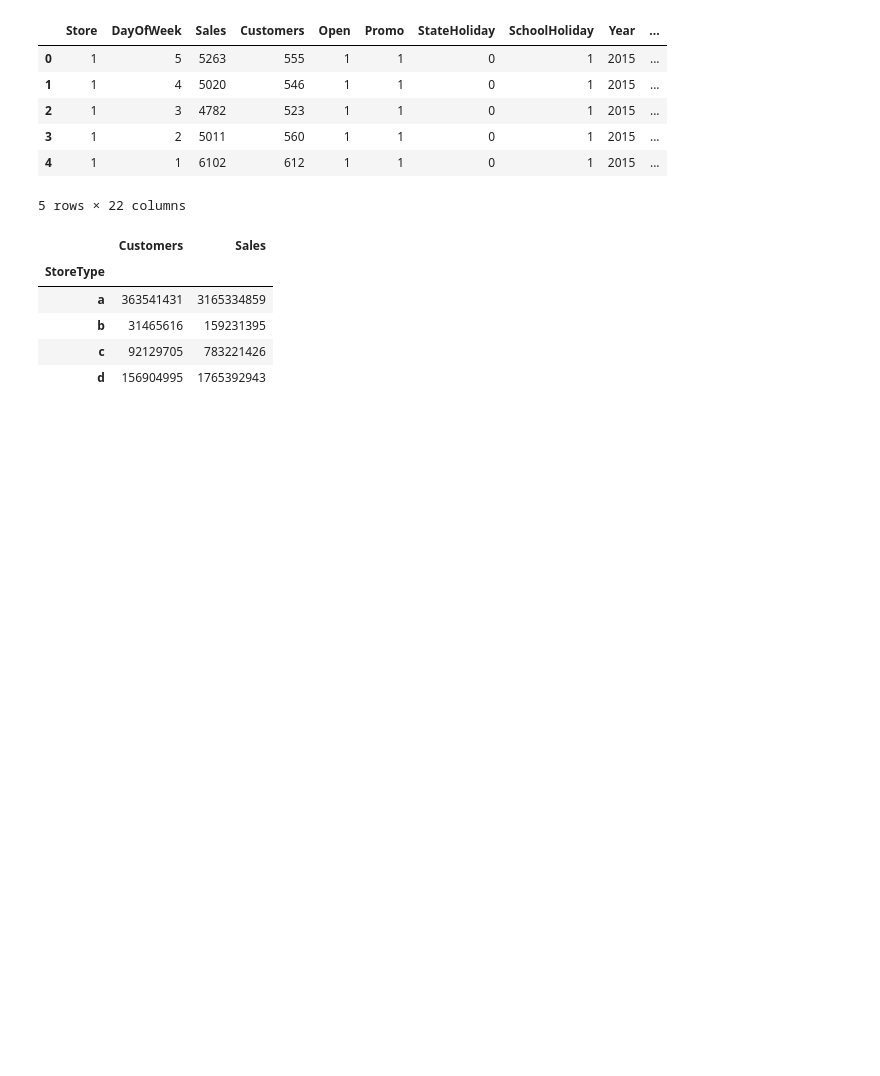
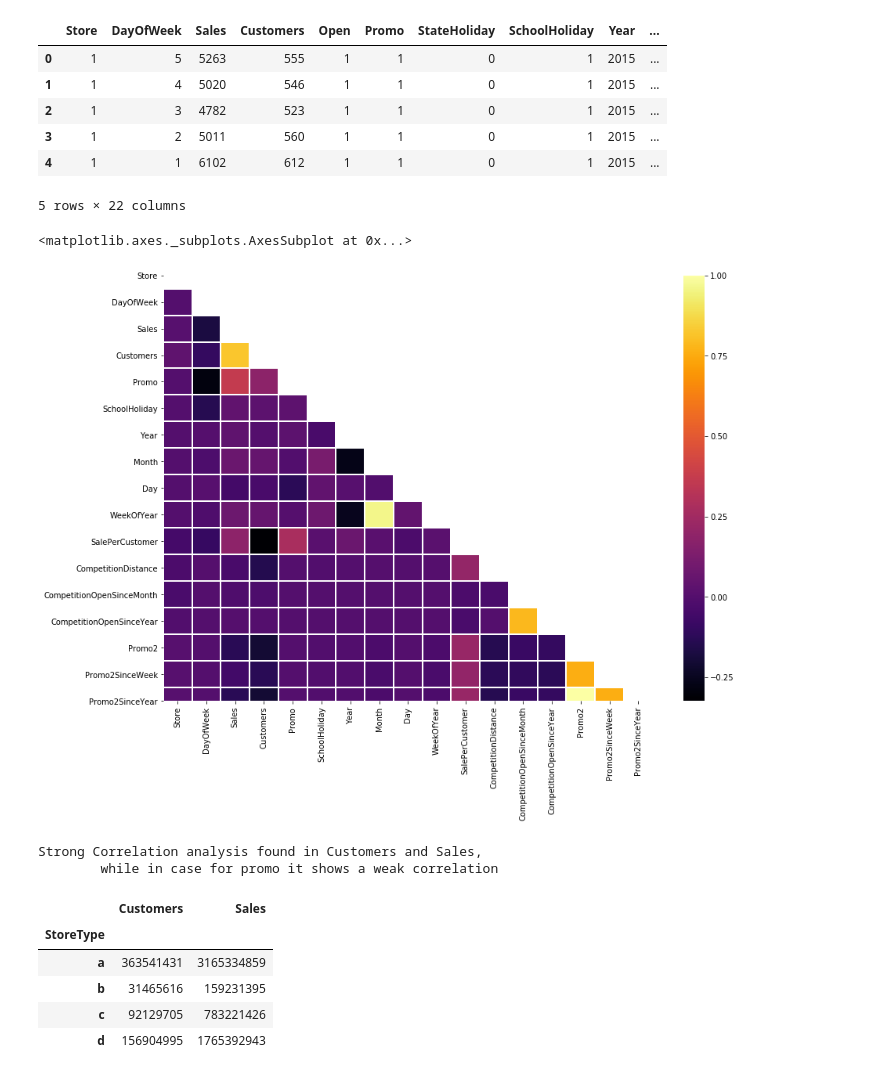
Before and after one commit to AbdurRehman1234/FYPSalesforecasting, a Jupyter notebook: project.ipynb, the cells around one changed output. Cells and saved outputs as stored; diff of their text form; code cells hidden in the pictures; blank space fills up the shorter version.

```diff
--- a/project.ipynb
+++ b/project.ipynb
@@ -143,6 +148,21 @@ After merging, total dataset  (844338, 22)
 | 3 | 1 | 2 | 5011 | 560 | 1 | 1 | 0 | 1 | 2015 | ... |
 | 4 | 1 | 1 | 6102 | 612 | 1 | 1 | 0 | 1 | 2015 | ... |
 5 rows × 22 columns
+# %%
+corr_all = tr_st.drop("Open", axis=1).corr()
+mask = np.zeros_like(corr_all, dtype = np.bool)
+mask[np.triu_indices_from(mask)] = True
+f, ax = plt.subplots(figsize = (14, 10))
+sns.heatmap(corr_all, mask= mask,linewidths= 1, ax=ax, cmap="inferno")
+# %% [output]
+<matplotlib.axes._subplots.AxesSubplot at 0x...>
+[figure, added]
+# %%
+print("""Strong Correlation analysis found in Customers and Sales,
+        while in case for promo it shows a weak correlation""")
+# %% [output]
+Strong Correlation analysis found in Customers and Sales,
+        while in case for promo it shows a weak correlation
 # %%
 #getting sales of each store type
 tr_st.groupby('StoreType')['Customers', 'Sales'].sum()
```
Also changed, not shown: parts of 10 cells of this notebook, 2 other files.
